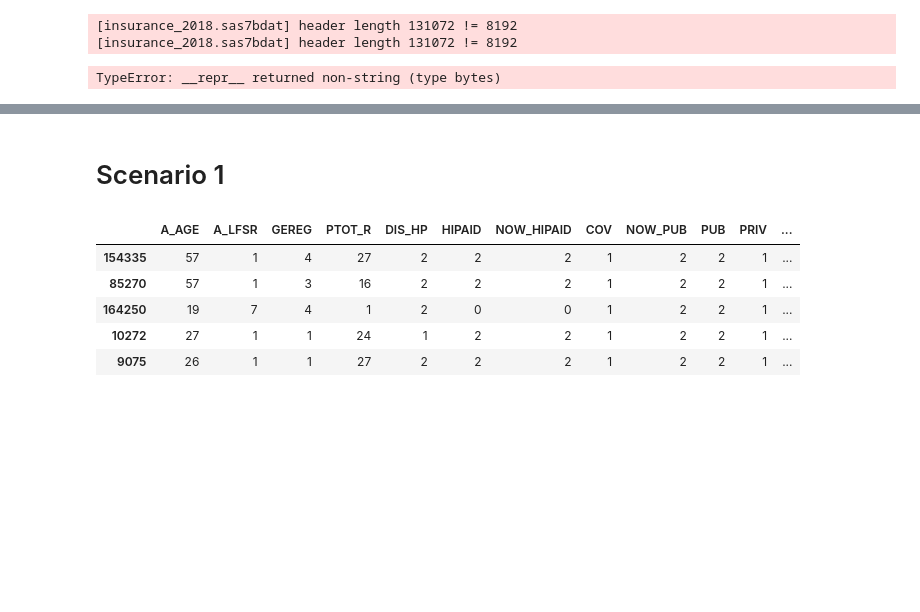
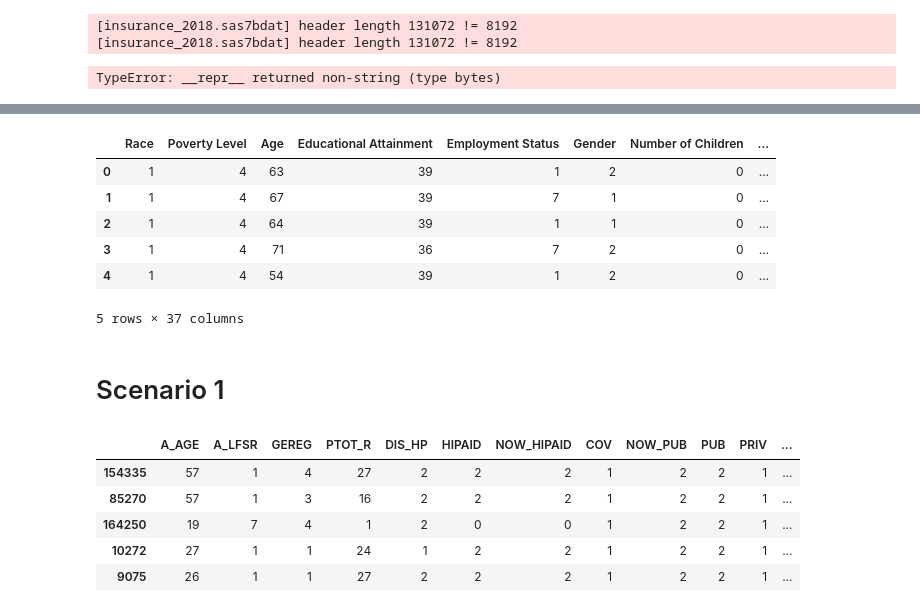
Before and after one commit to duyhho/Dynahealth-Backend, a Jupyter notebook: COVID.ipynb, the cells around one changed output, grey strips where cells are left out. Drawn from its saved outputs; the diff is of its cells as text; code cells hidden in the pictures; blank space fills up the shorter version.

```diff
--- a/COVID.ipynb
+++ b/COVID.ipynb
@@ -87,6 +206,7 @@ TARGET_VARIABLES = {
     'A_SEX': 'Gender',
     'FOWNU18': 'Number of Children',
     'GEREG': 'Geographic Region',
+    'GESTFIPS': 'State Code',
     'DIS_HP': 'Health Problems',
 
 
@@ -138,0 +256,5 @@ insurance_df_subset
+# %%
+insurance_df_subset = insurance_df[TARGET_VARIABLES.keys()]
+insurance_df_subset.columns = TARGET_VARIABLES.values()
+insurance_df_subset['State Code'] = insurance_df_subset['State Code'].astype(int).map(statecode_map).str.title().map(state_initial_map) #convert to initial
+insurance_df_subset.to_csv('ASEC_Census/2021.csv', index = False)
@@ -139,3 +267,13 @@ insurance_df_subset
+# %%
+insurance_df_subset.head()
+# %% [output]
+|  | Race | Poverty Level | Age | Educational Attainment | Employment Status | Gender | Number of Children | ... |
+| 0 | 1 | 4 | 63 | 39 | 1 | 2 | 0 | ... |
+| 1 | 1 | 4 | 67 | 39 | 7 | 1 | 0 | ... |
+| 2 | 1 | 4 | 64 | 39 | 1 | 1 | 0 | ... |
+| 3 | 1 | 4 | 71 | 36 | 7 | 2 | 0 | ... |
+| 4 | 1 | 4 | 54 | 39 | 1 | 2 | 0 | ... |
+5 rows × 37 columns
 # %% [markdown]
 <H1> Scenario 1
 # %%
```
Also changed, not shown: parts of 8 cells of this notebook, 3 other files.
